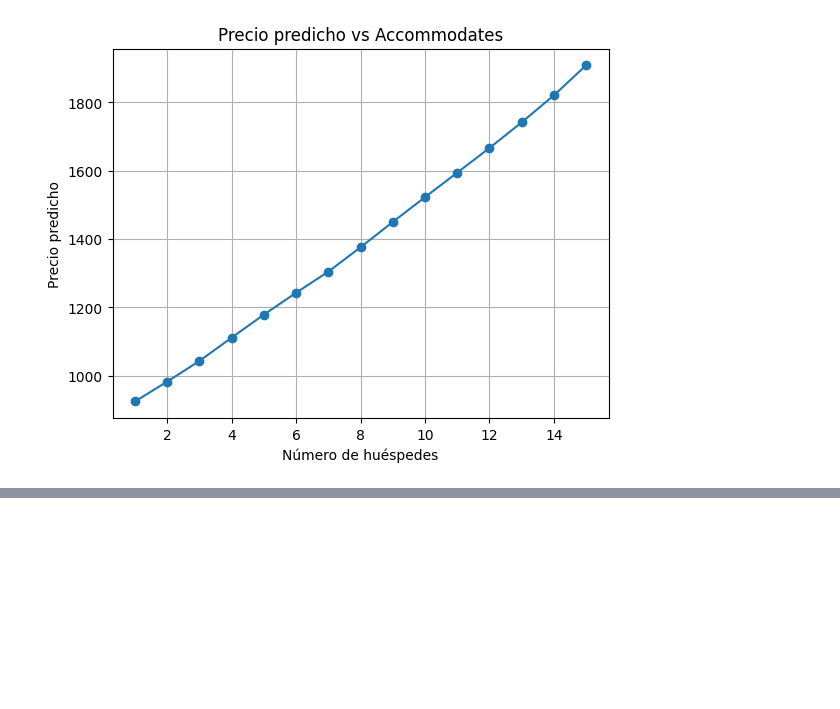
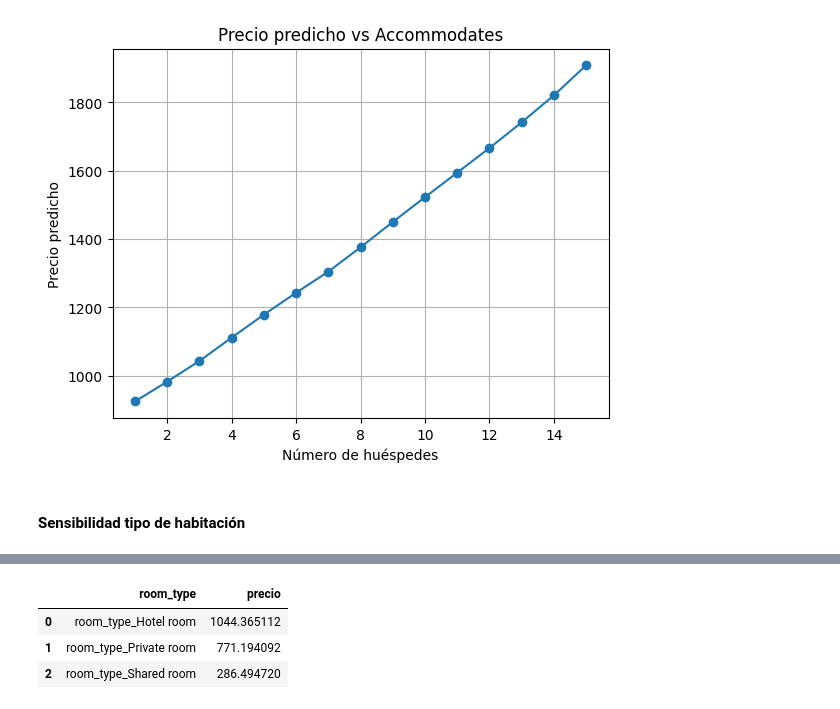
Before and after one commit to NathaMore/Proyecto2-ACTD, a Jupyter notebook: Modelo predictivo Uniandes/Airbnb_CDMX p1.ipynb, the cells around one changed output, grey strips where cells are left out. Saved outputs shown, nothing was run; the diff lists cells and outputs as text; code cells hidden in the pictures; blank space fills up the shorter version.

Commit message:
Sensibilidad tipo de habitacion (p2)

```diff
--- a/Modelo predictivo Uniandes/Airbnb_CDMX p1.ipynb
+++ b/Modelo predictivo Uniandes/Airbnb_CDMX p1.ipynb
@@ -885,3 +885,20 @@ plt.show()
 | 13 | 14 | 1820.334229 |
 | 14 | 15 | 1908.193970 |
 [figure]
+# %% [markdown]
+#### Sensibilidad tipo de habitación
+# %%
+resultados_room = []
+
+categorias = X_train.filter(like="room_type_").columns
+
+for cat in categorias:
+    sim = base_df.copy()
+    sim[categorias] = 0  # poner todas en 0
+    sim[cat] = 1         # activar solo una
+    precio = predecir(sim)
+    resultados_room.append({"room_type": cat, "precio": precio})
+
+df_room = pd.DataFrame(resultados_room)
+display(df_room)
+# %% [output]
@@ -887,0 +908,4 @@ plt.show()
+|  | room_type | precio |
+| 0 | room_type_Hotel room | 1044.365112 |
+| 1 | room_type_Private room | 771.194092 |
+| 2 | room_type_Shared room | 286.494720 |
```
Also changed, not shown: parts of 1 cell of this notebook.
